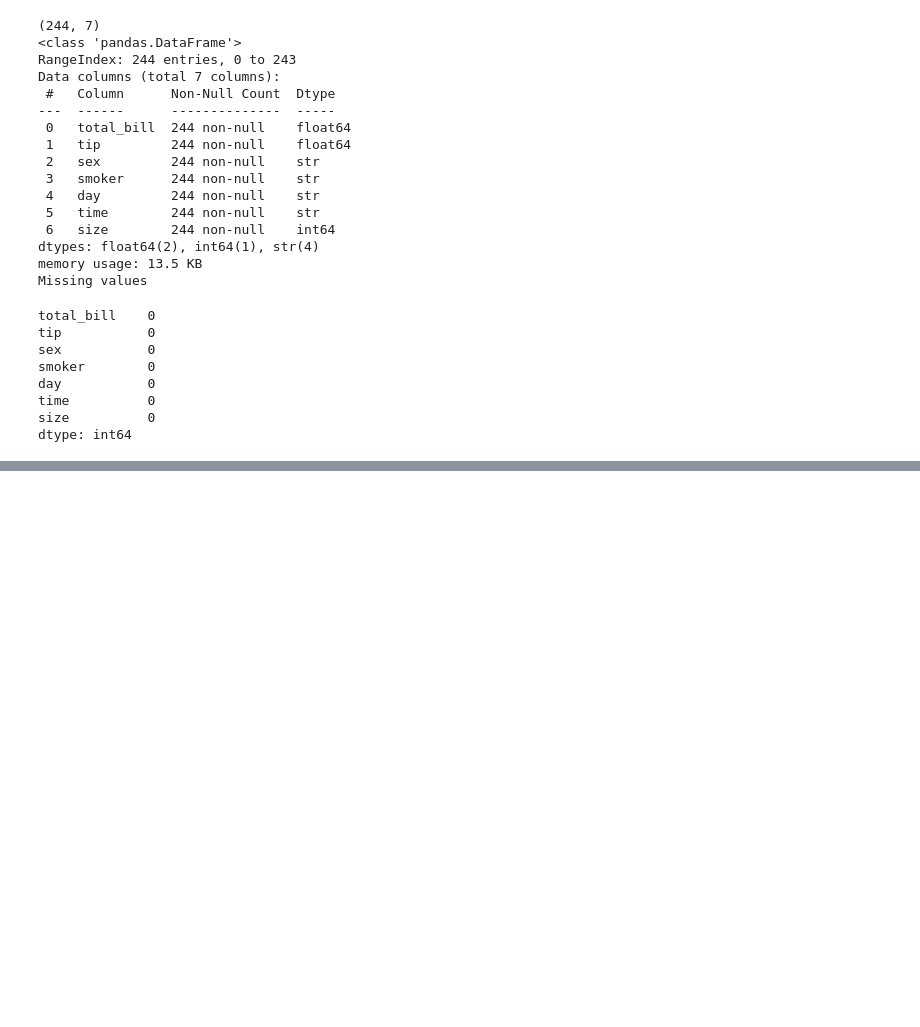
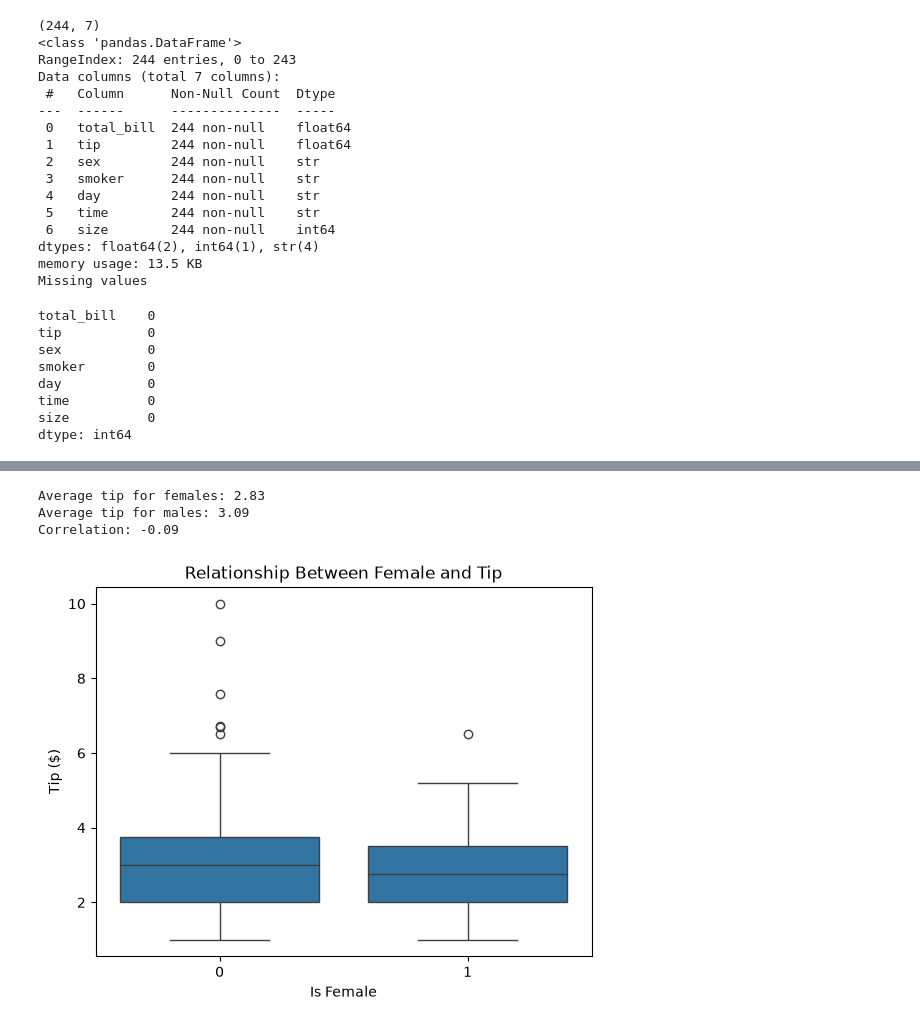
Before and after one commit to sameermakhanii/Python-for-AI-me, a Jupyter notebook: notebooks/Week 3/Day 15/project.ipynb, the cells around one changed output, grey strips where cells are left out. Drawn from its saved outputs; the diff is of its cells as text; code cells hidden in the pictures; blank space fills up the shorter version.

```diff
--- a/notebooks/Week 3/Day 15/project.ipynb
+++ b/notebooks/Week 3/Day 15/project.ipynb
@@ -47,0 +95,22 @@ dtype: int64
+# %%
+# q2: Do females tip more than males?
+female_tips = df[df["is_female"] == 1]["tip"]
+male_tips = df[df["is_female"] == 0]["tip"]
+
+print("Average tip for females:", round(female_tips.mean(), 2))
+print("Average tip for males:", round(male_tips.mean(), 2))
+
+correlation = df["is_female"].corr(df["tip"])
+print("Correlation:", round(correlation, 2))
+
+# Visualize relationship
+sns.boxplot(data=df, x="is_female", y="tip")
+plt.title("Relationship Between Female and Tip")
+plt.xlabel("Is Female")
+plt.ylabel("Tip ($)")
+plt.show()
+# %% [output]
+Average tip for females: 2.83
+Average tip for males: 3.09
+Correlation: -0.09
+[figure, added]
```
Also changed, not shown: parts of 5 cells of this notebook, 1 other file.
